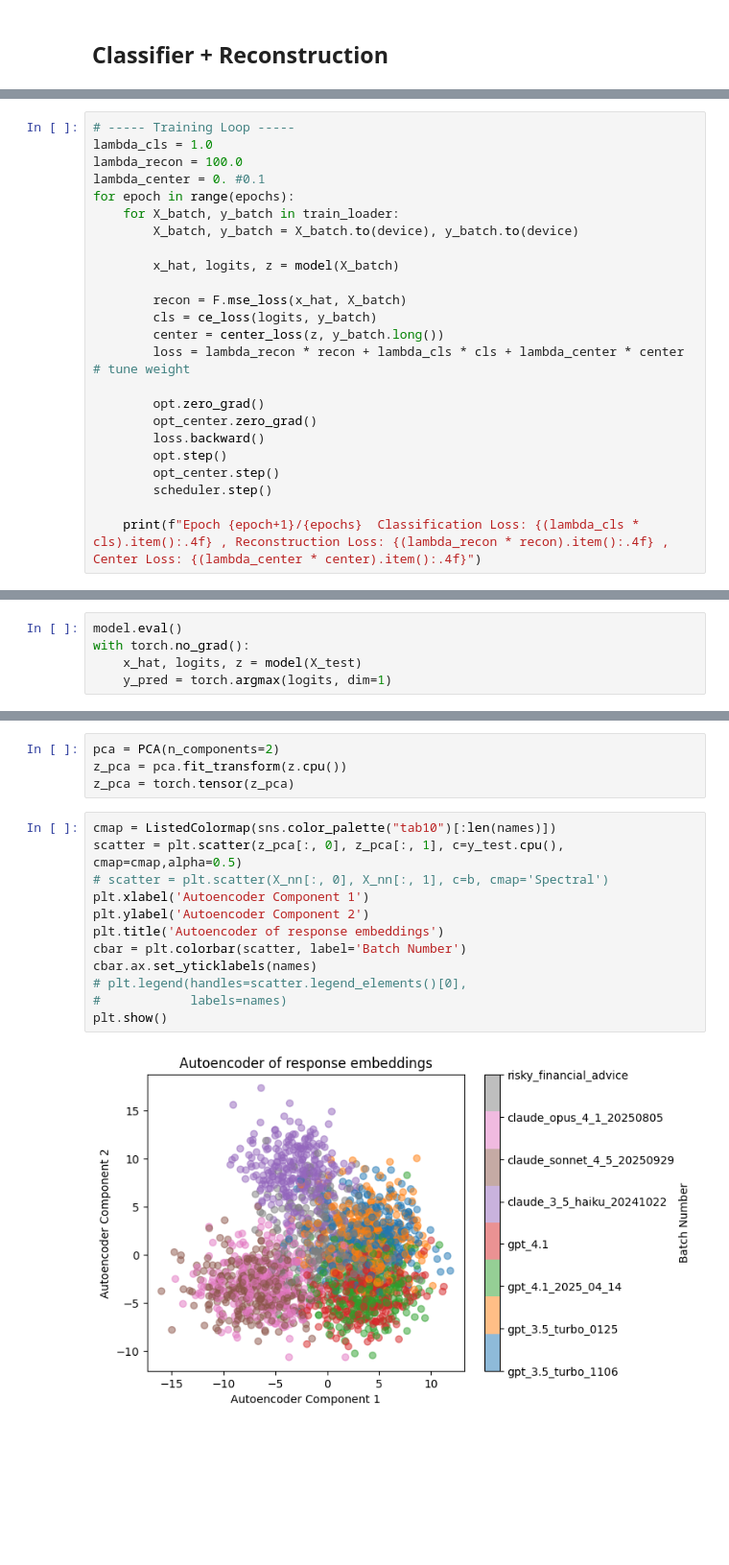
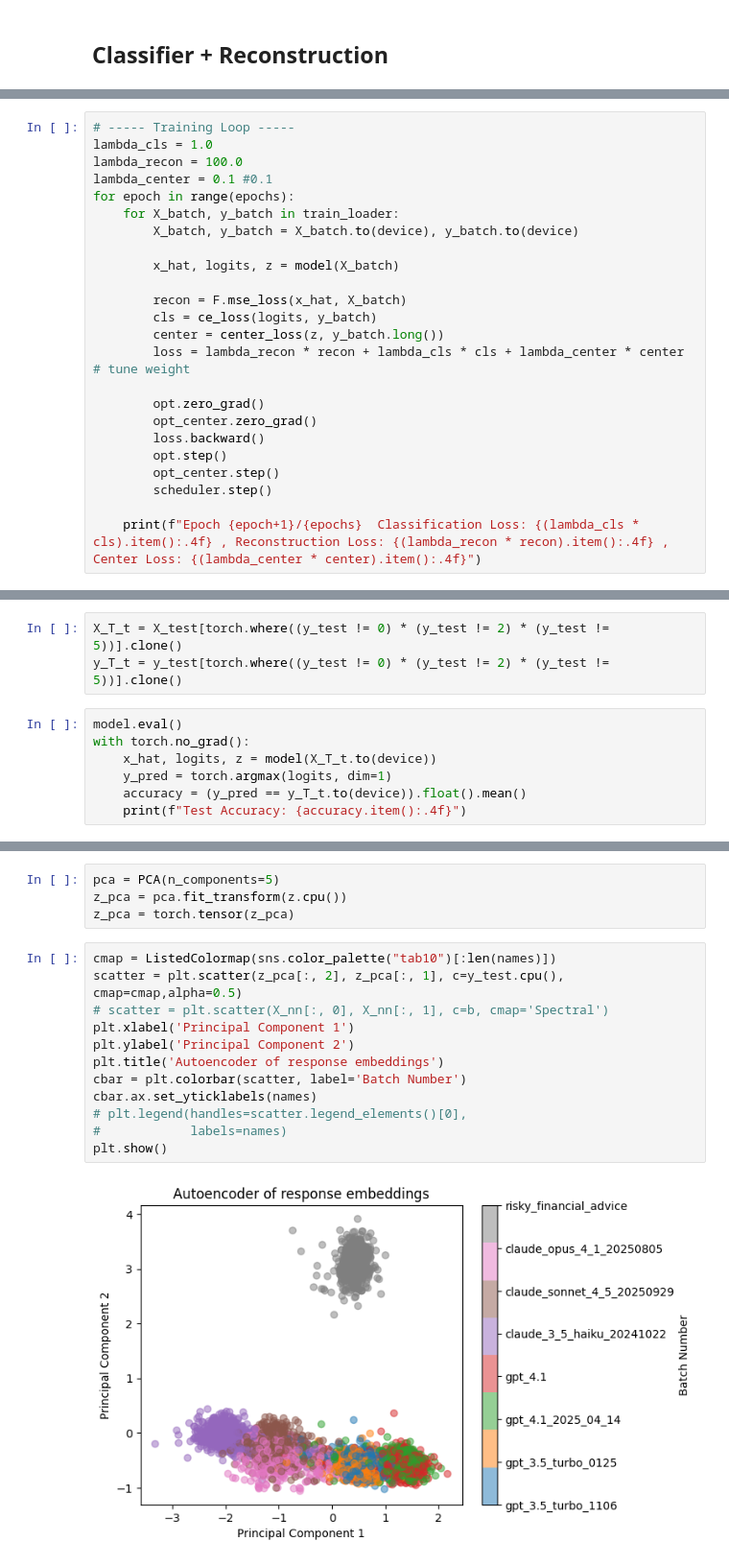
Before and after one commit to ItayXD/LLM-fingerprints, a Jupyter notebook: embeddings.ipynb, the cells around one changed output, grey strips where cells are left out. Shown at 96% size. Drawn from its saved outputs; the diff is of its cells as text; blank space fills up the shorter version.

```diff
--- a/embeddings.ipynb
+++ b/embeddings.ipynb
@@ -468,7 +480,7 @@ torch.where((y_T == 1))
 # ----- Training Loop -----
 lambda_cls = 1.0
 lambda_recon = 100.0
-lambda_center = 0. #0.1
+lambda_center = 0.1 #0.1
 for epoch in range(epochs):
     for X_batch, y_batch in train_loader:
         X_batch, y_batch = X_batch.to(device), y_batch.to(device)
@@ -509,5 +521,10 @@ Epoch 300/300  Classification Loss: 0.8144 , Reconstruction Loss: 0.1692 , Cente
+# %%
+X_T_t = X_test[torch.where((y_test != 0) * (y_test != 2) * (y_test != 5))].clone()
+y_T_t = y_test[torch.where((y_test != 0) * (y_test != 2) * (y_test != 5))].clone()
 # %%
 model.eval()
 with torch.no_grad():
-    x_hat, logits, z = model(X_test)
+    x_hat, logits, z = model(X_T_t.to(device))
     y_pred = torch.argmax(logits, dim=1)
+    accuracy = (y_pred == y_T_t.to(device)).float().mean()
+    print(f"Test Accuracy: {accuracy.item():.4f}")
@@ -539,18 +562,18 @@ plt.show()
 # %%
-pca = PCA(n_components=2)
+pca = PCA(n_components=5)
 z_pca = pca.fit_transform(z.cpu())
 z_pca = torch.tensor(z_pca)
 # %%
 cmap = ListedColormap(sns.color_palette("tab10")[:len(names)])
-scatter = plt.scatter(z_pca[:, 0], z_pca[:, 1], c=y_test.cpu(), cmap=cmap,alpha=0.5)
+scatter = plt.scatter(z_pca[:, 2], z_pca[:, 1], c=y_test.cpu(), cmap=cmap,alpha=0.5)
 # scatter = plt.scatter(X_nn[:, 0], X_nn[:, 1], c=b, cmap='Spectral')
-plt.xlabel('Autoencoder Component 1')
-plt.ylabel('Autoencoder Component 2')
+plt.xlabel('Principal Component 1')
+plt.ylabel('Principal Component 2')
 plt.title('Autoencoder of response embeddings')
 cbar = plt.colorbar(scatter, label='Batch Number')
 cbar.ax.set_yticklabels(names)
 # plt.legend(handles=scatter.legend_elements()[0],
 #            labels=names)
 plt.show()
 # %% [output]
-[figure, old version]
+[figure, new version]
```
Also changed, not shown: parts of 39 cells of this notebook.
